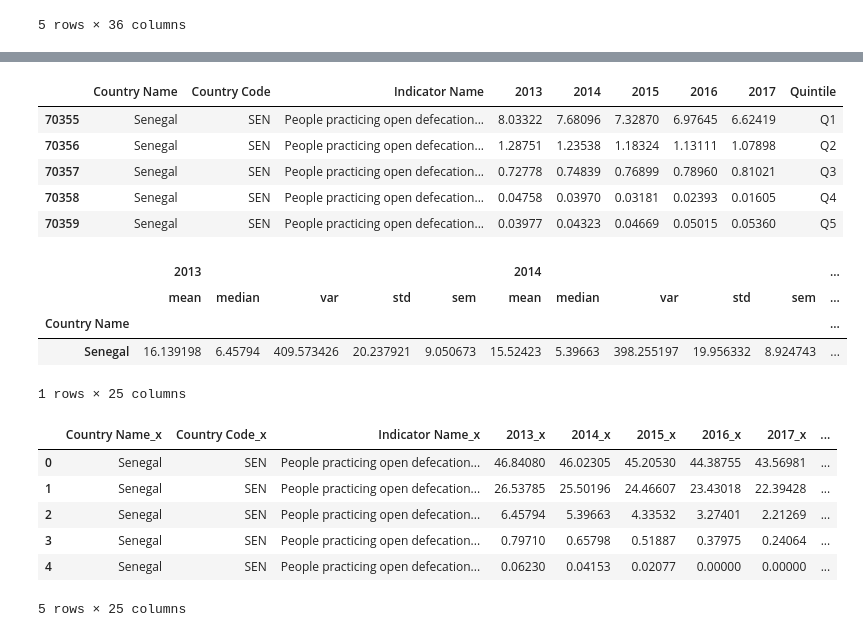
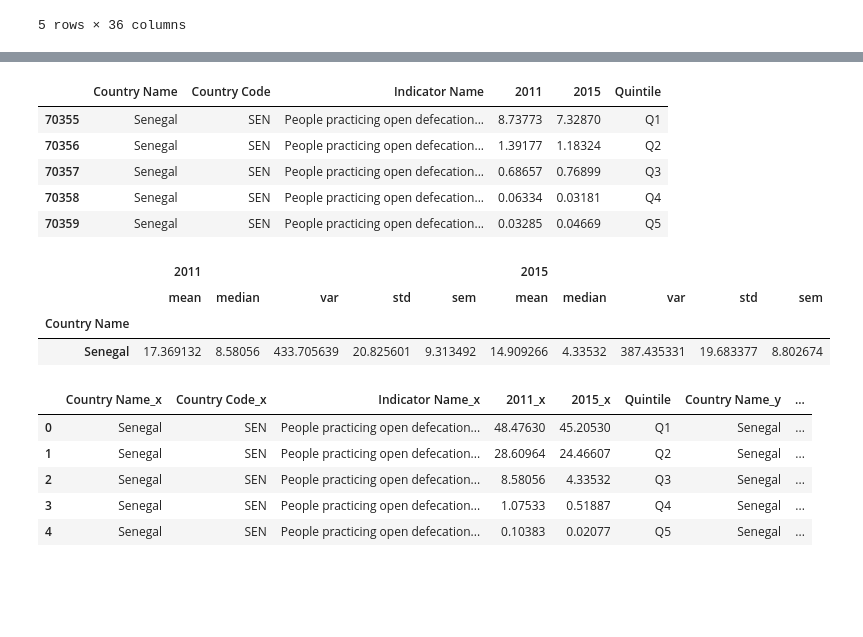
Before and after one commit to S-haila/Project1_group4, a Jupyter notebook: senegal_studies.ipynb, the cells around one changed output, grey strips where cells are left out. Drawn from its saved outputs; the diff is of its cells as text; code cells hidden in the pictures; blank space fills up the shorter version.

```diff
--- a/senegal_studies.ipynb
+++ b/senegal_studies.ipynb
@@ -9,6 +9,7 @@ health_file_path = "Resources/HNPQEXCEL.xlsx"
 # %%
 # Read the health and nutrition study results
 health_metadata = pd.read_excel(health_file_path)
+pd.set_option('display.max_colwidth', None)
 health_metadata.head()
 # %% [output]
 |  | Country Name | Country Code | Indicator Name | Indicator Code | 1990 | 1991 | 1992 | 1993 | ... |
@@ -20,7 +21,7 @@ health_metadata.head()
 5 rows × 36 columns
 # %%
 # Cleanup dataset for the desired columns and indictaors
-specific_columns_health_metadata = health_metadata[["Country Name","Country Code","Indicator Name","2013","2014","2015","2016","2017"]]
+specific_columns_health_metadata = health_metadata[["Country Name","Country Code","Indicator Name","2011","2015"]]
 # %%
 cleaned_health_metadata = specific_columns_health_metadata.dropna()
 # %%
@@ -126,5 +127,5 @@ final_open_defecation_rural_df
 # %%
-# Data to collect for each Indicator Name Quater and populate in the dataframe for urban
+# Data to collect for each Indicator Name Quater and populate in the dataframe for urban (open defecation)
 open_defecation_urban_Q1 = country_senegal_df.loc[country_senegal_df["Indicator Name"] == "People practicing open defecation, urban (% of urban population): Q1 (lowest)",:]
 open_defecation_urban_Q2 = country_senegal_df.loc[country_senegal_df["Indicator Name"] == "People practicing open defecation, urban (% of urban population): Q2",:]
 open_defecation_urban_Q3 = country_senegal_df.loc[country_senegal_df["Indicator Name"] == "People practicing open defecation, urban (% of urban population): Q3",:]
@@ -137,30 +138,28 @@ final_open_defecation_urban_df = pd.concat(open_defecation_urban_df)
 final_open_defecation_urban_df['Quintile'] = list_of_quintile
 final_open_defecation_urban_df
 # %% [output]
-|  | Country Name | Country Code | Indicator Name | 2013 | 2014 | 2015 | 2016 | 2017 | Quintile |
-| 70355 | Senegal | SEN | People practicing open defecation... | 8.03322 | 7.68096 | 7.32870 | 6.97645 | 6.62419 | Q1 |
-| 70356 | Senegal | SEN | People practicing open defecation... | 1.28751 | 1.23538 | 1.18324 | 1.13111 | 1.07898 | Q2 |
-| 70357 | Senegal | SEN | People practicing open defecation... | 0.72778 | 0.74839 | 0.76899 | 0.78960 | 0.81021 | Q3 |
-| 70358 | Senegal | SEN | People practicing open defecation... | 0.04758 | 0.03970 | 0.03181 | 0.02393 | 0.01605 | Q4 |
-| 70359 | Senegal | SEN | People practicing open defecation... | 0.03977 | 0.04323 | 0.04669 | 0.05015 | 0.05360 | Q5 |
+|  | Country Name | Country Code | Indicator Name | 2011 | 2015 | Quintile |
+| 70355 | Senegal | SEN | People practicing open defecation... | 8.73773 | 7.32870 | Q1 |
+| 70356 | Senegal | SEN | People practicing open defecation... | 1.39177 | 1.18324 | Q2 |
+| 70357 | Senegal | SEN | People practicing open defecation... | 0.68657 | 0.76899 | Q3 |
+| 70358 | Senegal | SEN | People practicing open defecation... | 0.06334 | 0.03181 | Q4 |
+| 70359 | Senegal | SEN | People practicing open defecation... | 0.03285 | 0.04669 | Q5 |
 # %%
-open_defecation_agg_df = final_open_defecation_df.groupby(["Country Name"])[["2013","2014","2015","2016","2017"]].agg(['mean','median','var','std','sem'])
+open_defecation_agg_df = final_open_defecation_df.groupby(["Country Name"])[["2011","2015"]].agg(['mean','median','var','std','sem'])
 open_defecation_agg_df
 # %% [output]
-|  | 2013 |  |  |  |  | 2014 |  |  |  |  | ... |
-|  | mean | median | var | std | sem | mean | median | var | std | sem | ... |
-| Country Name |  |  |  |  |  |  |  |  |  |  | ... |
-| Senegal | 16.139198 | 6.45794 | 409.573426 | 20.237921 | 9.050673 | 15.52423 | 5.39663 | 398.255197 | 19.956332 | 8.924743 | ... |
+|  | 2011 |  |  |  |  | 2015 |  |  |  |  |
+|  | mean | median | var | std | sem | mean | median | var | std | sem |
+| Country Name |  |  |  |  |  |  |  |  |  |  |
+| Senegal | 17.369132 | 8.58056 | 433.705639 | 20.825601 | 9.313492 | 14.909266 | 4.33532 | 387.435331 | 19.683377 | 8.802674 |
-1 rows × 25 columns
 # %%
 merged_open_defecation_df = pd.merge(pd.merge(final_open_defecation_df,final_open_defecation_rural_df,on='Quintile'),final_open_defecation_urban_df,on='Quintile')
 merged_open_defecation_df
 # %% [output]
-|  | Country Name_x | Country Code_x | Indicator Name_x | 2013_x | 2014_x | 2015_x | 2016_x | 2017_x | ... |
-| 0 | Senegal | SEN | People practicing open defecation... | 46.84080 | 46.02305 | 45.20530 | 44.38755 | 43.56981 | ... |
-| 1 | Senegal | SEN | People practicing open defecation... | 26.53785 | 25.50196 | 24.46607 | 23.43018 | 22.39428 | ... |
-| 2 | Senegal | SEN | People practicing open defecation... | 6.45794 | 5.39663 | 4.33532 | 3.27401 | 2.21269 | ... |
-| 3 | Senegal | SEN | People practicing open defecation... | 0.79710 | 0.65798 | 0.51887 | 0.37975 | 0.24064 | ... |
-| 4 | Senegal | SEN | People practicing open defecation... | 0.06230 | 0.04153 | 0.02077 | 0.00000 | 0.00000 | ... |
+|  | Country Name_x | Country Code_x | Indicator Name_x | 2011_x | 2015_x | Quintile | Country Name_y | ... |
+| 0 | Senegal | SEN | People practicing open defecation... | 48.47630 | 45.20530 | Q1 | Senegal | ... |
+| 1 | Senegal | SEN | People practicing open defecation... | 28.60964 | 24.46607 | Q2 | Senegal | ... |
+| 2 | Senegal | SEN | People practicing open defecation... | 8.58056 | 4.33532 | Q3 | Senegal | ... |
+| 3 | Senegal | SEN | People practicing open defecation... | 1.07533 | 0.51887 | Q4 | Senegal | ... |
+| 4 | Senegal | SEN | People practicing open defecation... | 0.10383 | 0.02077 | Q5 | Senegal | ... |
-5 rows × 25 columns
 # %%
```
Also changed, not shown: parts of 30 cells of this notebook, 1 other file.
